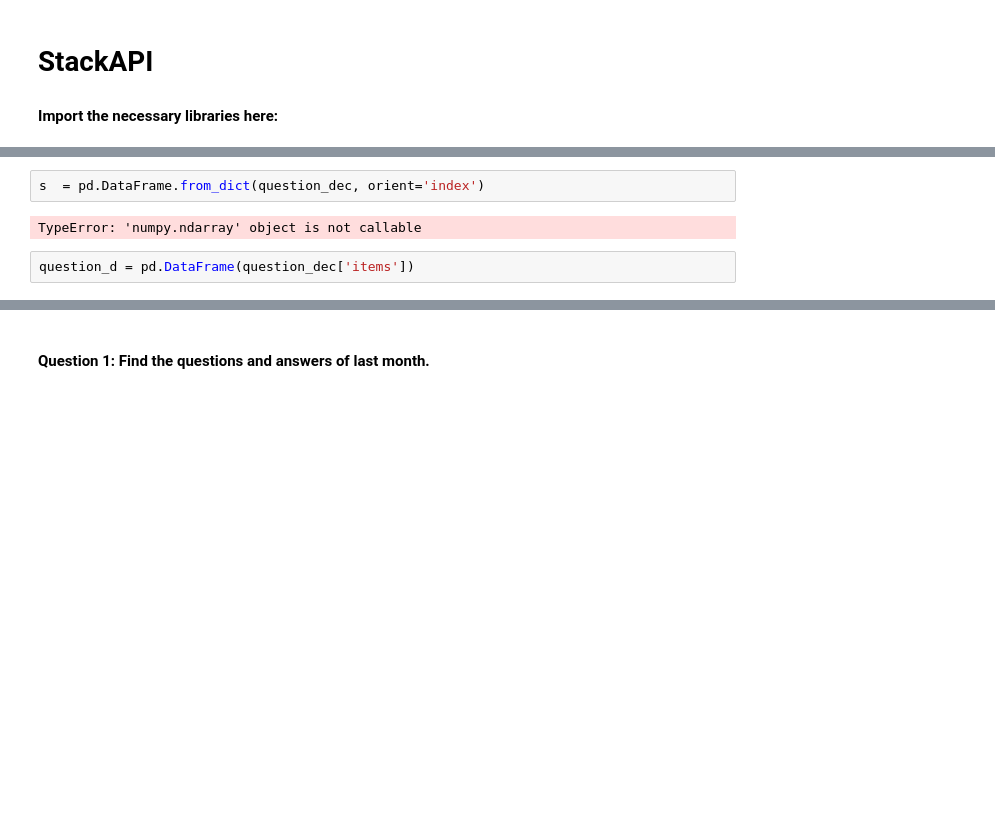
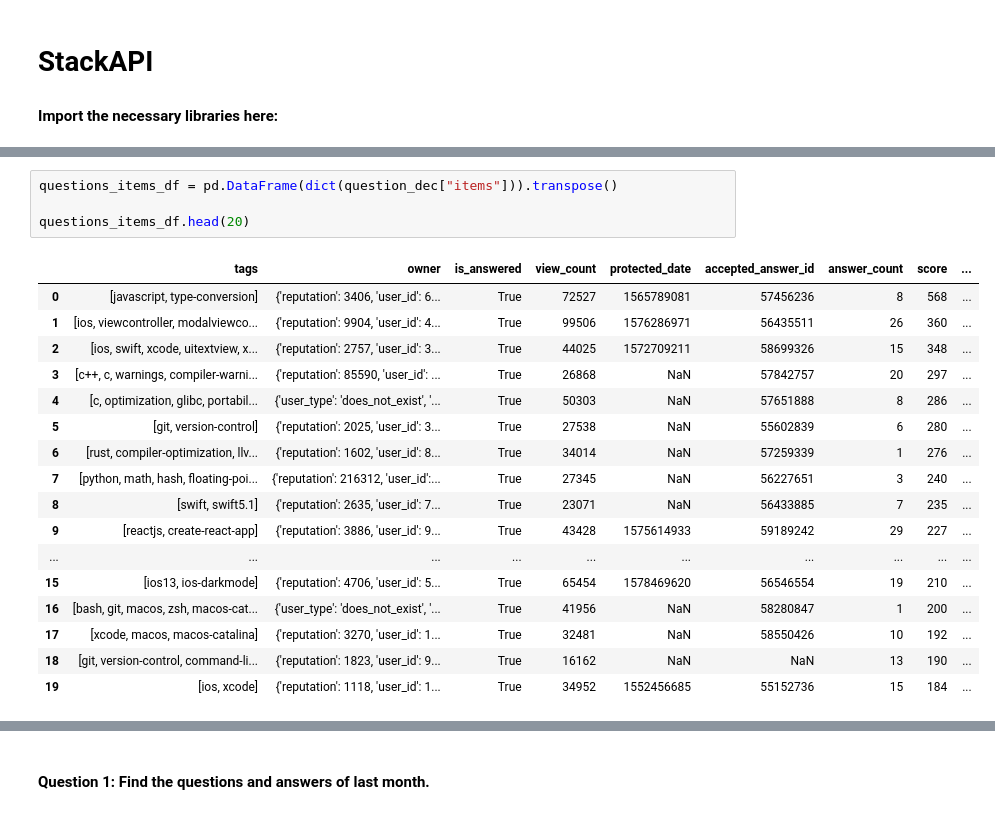
Before and after one commit to Binardino/lab-stackAPI, a Jupyter notebook: your-code/StackAPI_vRL.ipynb, the cells around one changed output, grey strips where cells are left out. Cells and saved outputs as stored; diff of their text form; blank space fills up the shorter version.

```diff
--- a/your-code/StackAPI_vRL.ipynb
+++ b/your-code/StackAPI_vRL.ipynb
@@ -73,6 +77,22 @@ Name: items, Length: 109, dtype: object
-# %%
-s  = pd.DataFrame.from_dict(question_dec, orient='index')
-# %% [output]
-TypeError: 'numpy.ndarray' object is not callable
 # %%
-question_d = pd.DataFrame(question_dec['items'])
+questions_items_df = pd.DataFrame(dict(question_dec["items"])).transpose()
+
+questions_items_df.head(20)
+# %% [output]
+|  | tags | owner | is_answered | view_count | protected_date | accepted_answer_id | answer_count | score | ... |
+| 0 | [javascript, type-conversion] | {'reputation': 3406, 'user_id': 6... | True | 72527 | 1565789081 | 57456236 | 8 | 568 | ... |
+| 1 | [ios, viewcontroller, modalviewco... | {'reputation': 9904, 'user_id': 4... | True | 99506 | 1576286971 | 56435511 | 26 | 360 | ... |
+| 2 | [ios, swift, xcode, uitextview, x... | {'reputation': 2757, 'user_id': 3... | True | 44025 | 1572709211 | 58699326 | 15 | 348 | ... |
+| 3 | [c++, c, warnings, compiler-warni... | {'reputation': 85590, 'user_id': ... | True | 26868 | NaN | 57842757 | 20 | 297 | ... |
+| 4 | [c, optimization, glibc, portabil... | {'user_type': 'does_not_exist', '... | True | 50303 | NaN | 57651888 | 8 | 286 | ... |
+| 5 | [git, version-control] | {'reputation': 2025, 'user_id': 3... | True | 27538 | NaN | 55602839 | 6 | 280 | ... |
+| 6 | [rust, compiler-optimization, llv... | {'reputation': 1602, 'user_id': 8... | True | 34014 | NaN | 57259339 | 1 | 276 | ... |
+| 7 | [python, math, hash, floating-poi... | {'reputation': 216312, 'user_id':... | True | 27345 | NaN | 56227651 | 3 | 240 | ... |
+| 8 | [swift, swift5.1] | {'reputation': 2635, 'user_id': 7... | True | 23071 | NaN | 56433885 | 7 | 235 | ... |
+| 9 | [reactjs, create-react-app] | {'reputation': 3886, 'user_id': 9... | True | 43428 | 1575614933 | 59189242 | 29 | 227 | ... |
+| ... | ... | ... | ... | ... | ... | ... | ... | ... | ... |
+| 15 | [ios13, ios-darkmode] | {'reputation': 4706, 'user_id': 5... | True | 65454 | 1578469620 | 56546554 | 19 | 210 | ... |
+| 16 | [bash, git, macos, zsh, macos-cat... | {'user_type': 'does_not_exist', '... | True | 41956 | NaN | 58280847 | 1 | 200 | ... |
+| 17 | [xcode, macos, macos-catalina] | {'reputation': 3270, 'user_id': 1... | True | 32481 | NaN | 58550426 | 10 | 192 | ... |
+| 18 | [git, version-control, command-li... | {'reputation': 1823, 'user_id': 9... | True | 16162 | NaN | NaN | 13 | 190 | ... |
+| 19 | [ios, xcode] | {'reputation': 1118, 'user_id': 1... | True | 34952 | 1552456685 | 55152736 | 15 | 184 | ... |
```
Also changed, not shown: parts of 34 cells of this notebook, 2 other files.
